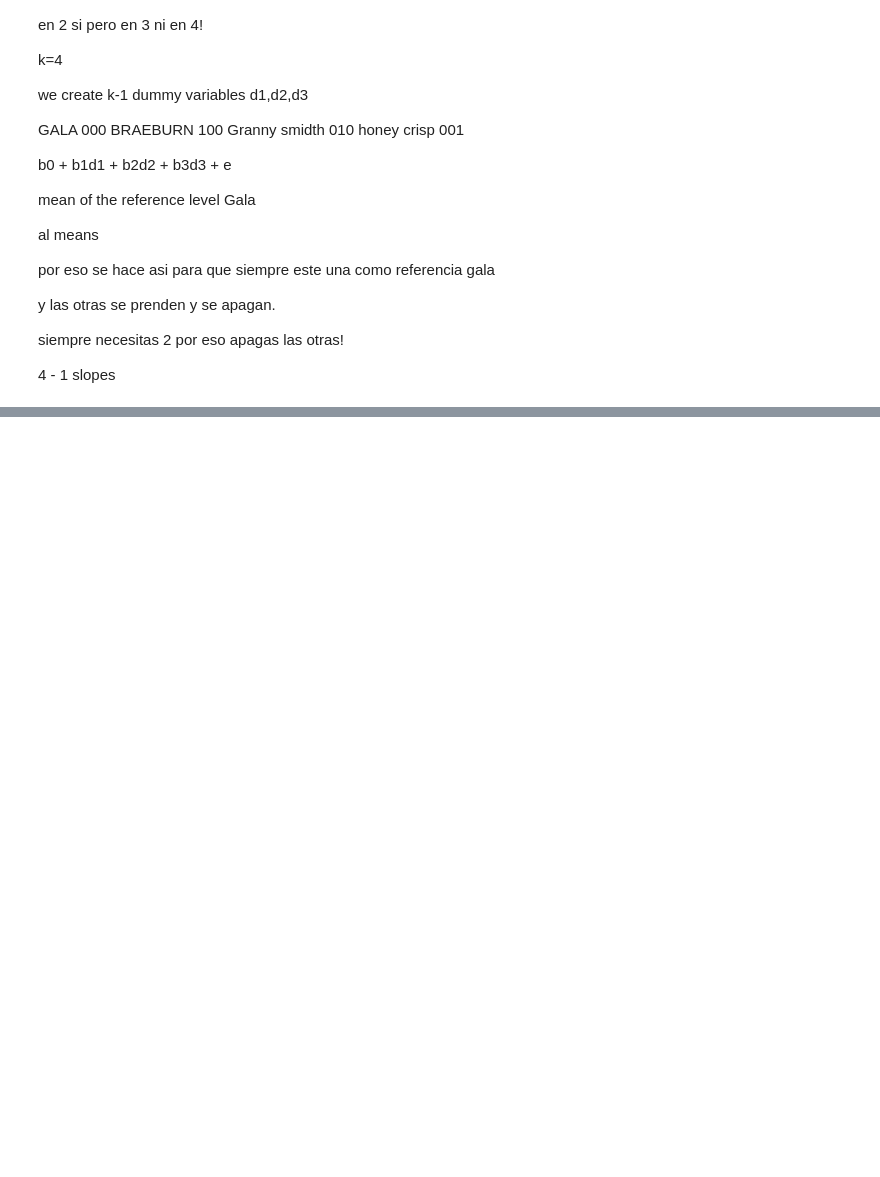
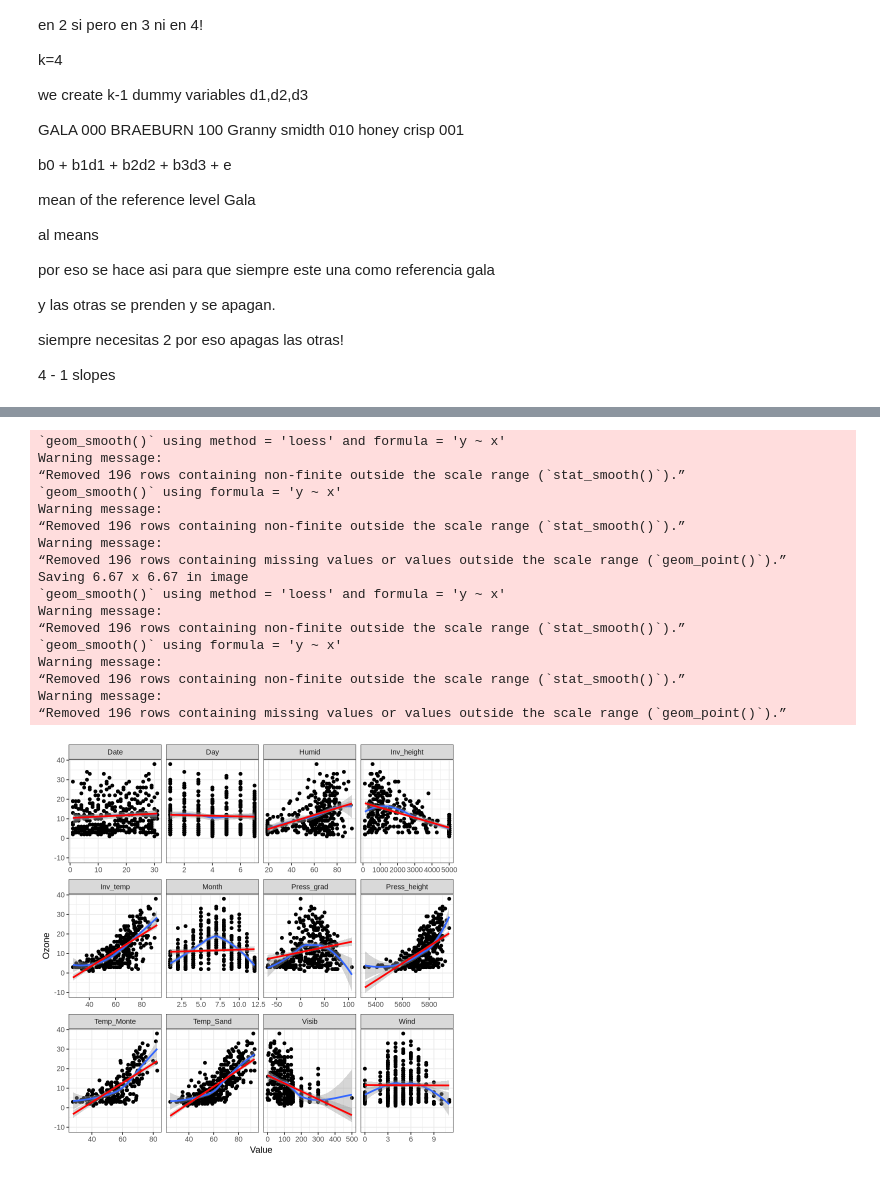
Before and after one commit to alejandro-armenta/r_machine_learning, a Jupyter notebook: lr.ipynb, the cells around one changed output, grey strips where cells are left out. Saved outputs shown, nothing was run; the diff lists cells and outputs as text; code cells hidden in the pictures; blank space fills up the shorter version.

```diff
--- a/lr.ipynb
+++ b/lr.ipynb
@@ -93,2 +136,2 @@ names(ozonetib)<-c(
 # %%
-ozonetib
+a<-mutate_all(ozonetib,as.numeric)
@@ -114,0 +138,5 @@ A tibble: 366 × 13
+# %%
+ozoneclean<-a %>% filter(is.na(Ozone) == FALSE)
+# %%
+ozoneuntidy<-gather(ozoneclean,key = 'Variable',value = 'Value', -Ozone)
+ozoneuntidy
@@ -114,0 +163,32 @@ A tibble: 366 × 13
+# %%
+
+(
+    ggplot(ozoneuntidy,aes(Value,Ozone)) +
+    facet_wrap(~Variable, scale = 'free_x') +
+    geom_point() +
+    theme_bw() +
+    geom_smooth() +
+    geom_smooth(method = 'lm', col='red')
+)
+
+#puede usar gam!
+ggsave('ozone.png')
+# %% [output]
+`geom_smooth()` using method = 'loess' and formula = 'y ~ x'
+Warning message:
+“Removed 196 rows containing non-finite outside the scale range (`stat_smooth()`).”
+`geom_smooth()` using formula = 'y ~ x'
+Warning message:
+“Removed 196 rows containing non-finite outside the scale range (`stat_smooth()`).”
+Warning message:
+“Removed 196 rows containing missing values or values outside the scale range (`geom_point()`).”
+Saving 6.67 x 6.67 in image
+`geom_smooth()` using method = 'loess' and formula = 'y ~ x'
+Warning message:
+“Removed 196 rows containing non-finite outside the scale range (`stat_smooth()`).”
+`geom_smooth()` using formula = 'y ~ x'
+Warning message:
+“Removed 196 rows containing non-finite outside the scale range (`stat_smooth()`).”
+Warning message:
+“Removed 196 rows containing missing values or values outside the scale range (`geom_point()`).”
+[figure, added]
```
Also changed, not shown: parts of 15 cells of this notebook, 1 other file.
